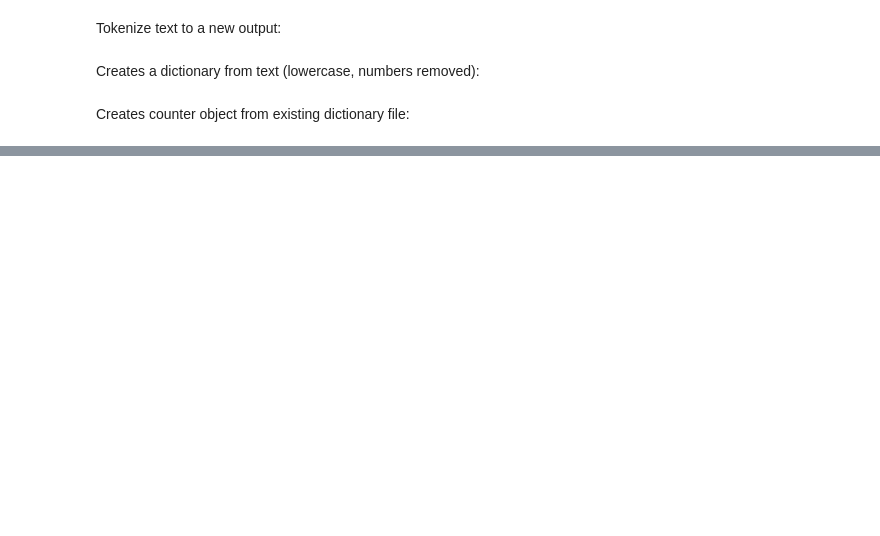
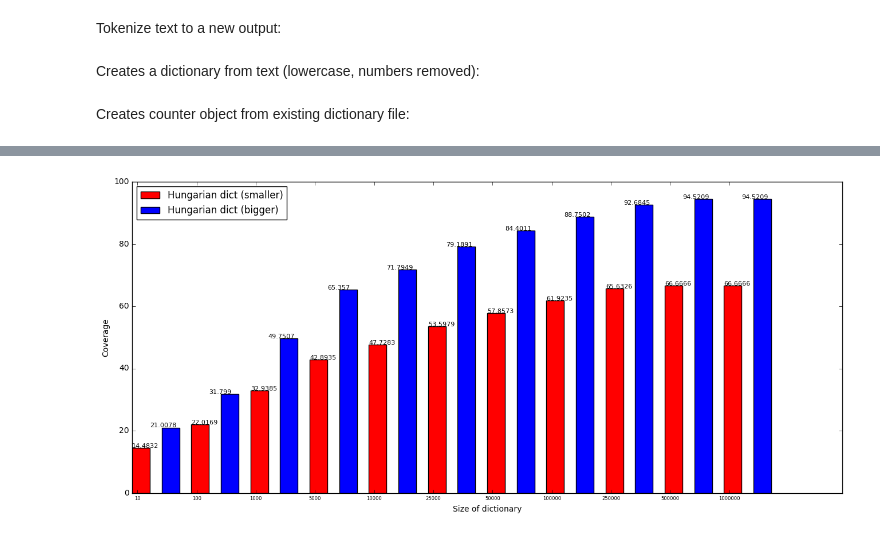
Before and after one commit to viktorburjan/temalabor, a Jupyter notebook: NPL.ipynb, the cells around one changed output, grey strips where cells are left out. Drawn from its saved outputs; the diff is of its cells as text; code cells hidden in the pictures; blank space fills up the shorter version.

```diff
--- a/NPL.ipynb
+++ b/NPL.ipynb
@@ -130,0 +235,10 @@ Counter({677528: 98.56180862980062, 100001: 94.52766987554035, 10001: 75.8870330
+# %%
+hungarian_counter = create_counter_from_file('hun_dict_1.txt')
+hungarian_counter2 = create_counter_from_file('web2.2-freq-sorted.txt', 'latin2')
+
+result = count_coverage(hungarian_counter , hungarian_counter2)
+result_rev = count_coverage(hungarian_counter2 , hungarian_counter)
+
+print_bar(result, result_rev, 'Hungarian dict (smaller)' , 'Hungarian dict (bigger)')
+# %% [output]
+[figure, added]
```
Also changed, not shown: parts of 10 cells of this notebook.
